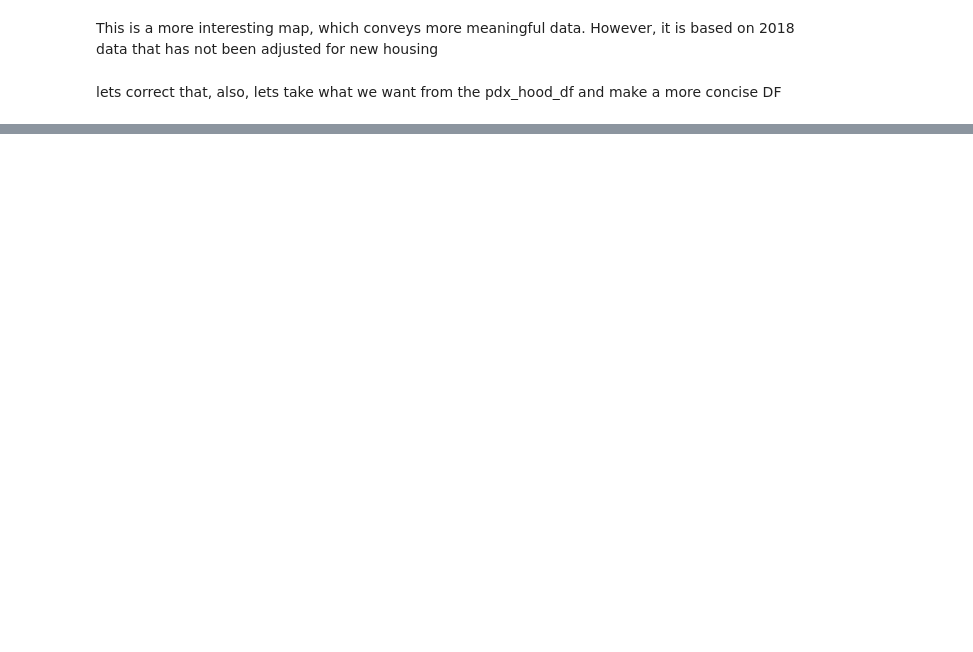
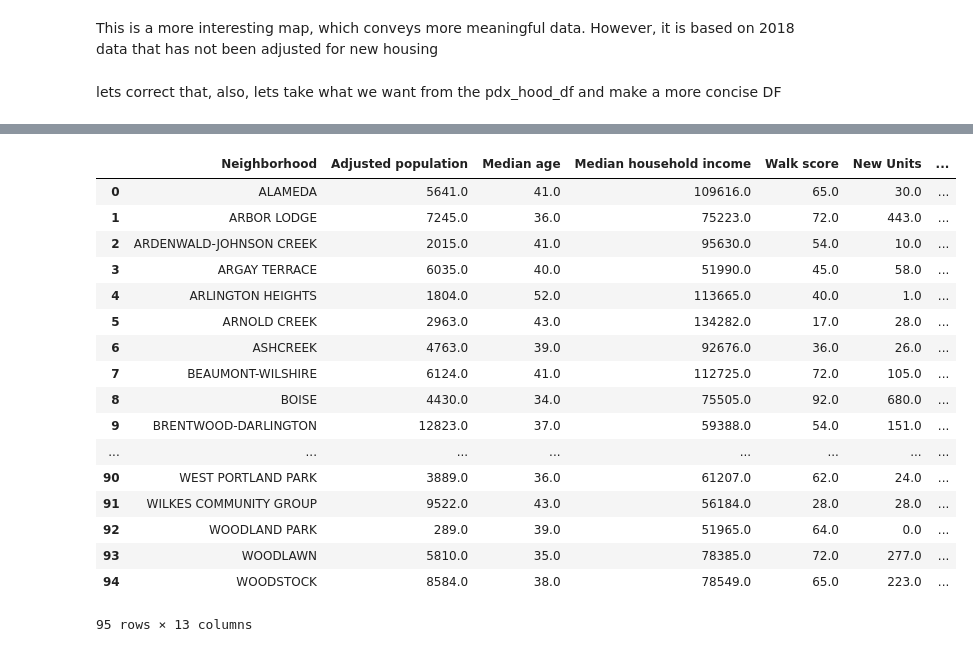
Before and after one commit to ExtraLime/Coursea_Capstone, a Jupyter notebook: pdx.ipynb, the cells around one changed output, grey strips where cells are left out. Cells and saved outputs as stored; diff of their text form; code cells hidden in the pictures; blank space fills up the shorter version.

```diff
--- a/pdx.ipynb
+++ b/pdx.ipynb
@@ -502,0 +490,6 @@ ln
+# %%
+#convert data to mathable types
+pdx_df['5-year median price change'][85] = 0
+for col in pdx_df.iloc[:,1:]:
+    pdx_df[col] = pdx_df[col].astype(str)
+    pdx_df[col] = [float(i.replace(',','').replace('%','')) for i in pdx_df[col]]
@@ -502,0 +501,6 @@ ln
+# %%
+#Now we will incorporate the the new units, an assumption of 1.5 persons increase per new unit is given.
+sq_miles = pd.Series(pdx_df['Adjusted population']/pdx_df['Adjusted population density '])
+new_pop = pd.Series(pdx_df['Adjusted population']+ (pdx_df['New Units']*1.5))
+pdx_df['new_density']=new_pop/sq_miles
+pdx_df['pop_d_change'] = pdx_df['new_density']-pdx_df['Adjusted population density ']
@@ -502,0 +526,3 @@ ln
+# %%
+pdx_df['sq_meters'] = (pdx_df['Adjusted population']/pdx_df['Adjusted population density '])*1609.4
+pdx_df.head()
@@ -502,0 +536,5 @@ ln
+# %%
+#lets get a radius for each neighborhood
+pdx_df['radius']= np.sqrt(pdx_df['sq_meters']/np.pi)
+pdx_df['radius'] = [int(i) for i in pdx_df['radius']]
+pdx_df.head()
@@ -502,0 +548,21 @@ ln
+# %%
+pdx_df
+# %% [output]
+|  | Neighborhood | Adjusted population | Median age | Median household income | Walk score | New Units | ... |
+| 0 | ALAMEDA | 5641.0 | 41.0 | 109616.0 | 65.0 | 30.0 | ... |
+| 1 | ARBOR LODGE | 7245.0 | 36.0 | 75223.0 | 72.0 | 443.0 | ... |
+| 2 | ARDENWALD-JOHNSON CREEK | 2015.0 | 41.0 | 95630.0 | 54.0 | 10.0 | ... |
+| 3 | ARGAY TERRACE | 6035.0 | 40.0 | 51990.0 | 45.0 | 58.0 | ... |
+| 4 | ARLINGTON HEIGHTS | 1804.0 | 52.0 | 113665.0 | 40.0 | 1.0 | ... |
+| 5 | ARNOLD CREEK | 2963.0 | 43.0 | 134282.0 | 17.0 | 28.0 | ... |
+| 6 | ASHCREEK | 4763.0 | 39.0 | 92676.0 | 36.0 | 26.0 | ... |
+| 7 | BEAUMONT-WILSHIRE | 6124.0 | 41.0 | 112725.0 | 72.0 | 105.0 | ... |
+| 8 | BOISE | 4430.0 | 34.0 | 75505.0 | 92.0 | 680.0 | ... |
+| 9 | BRENTWOOD-DARLINGTON | 12823.0 | 37.0 | 59388.0 | 54.0 | 151.0 | ... |
+| ... | ... | ... | ... | ... | ... | ... | ... |
+| 90 | WEST PORTLAND PARK | 3889.0 | 36.0 | 61207.0 | 62.0 | 24.0 | ... |
+| 91 | WILKES COMMUNITY GROUP | 9522.0 | 43.0 | 56184.0 | 28.0 | 28.0 | ... |
+| 92 | WOODLAND PARK | 289.0 | 39.0 | 51965.0 | 64.0 | 0.0 | ... |
+| 93 | WOODLAWN | 5810.0 | 35.0 | 78385.0 | 72.0 | 277.0 | ... |
+| 94 | WOODSTOCK | 8584.0 | 38.0 | 78549.0 | 65.0 | 223.0 | ... |
+95 rows × 13 columns
```
Also changed, not shown: parts of 23 cells of this notebook.
